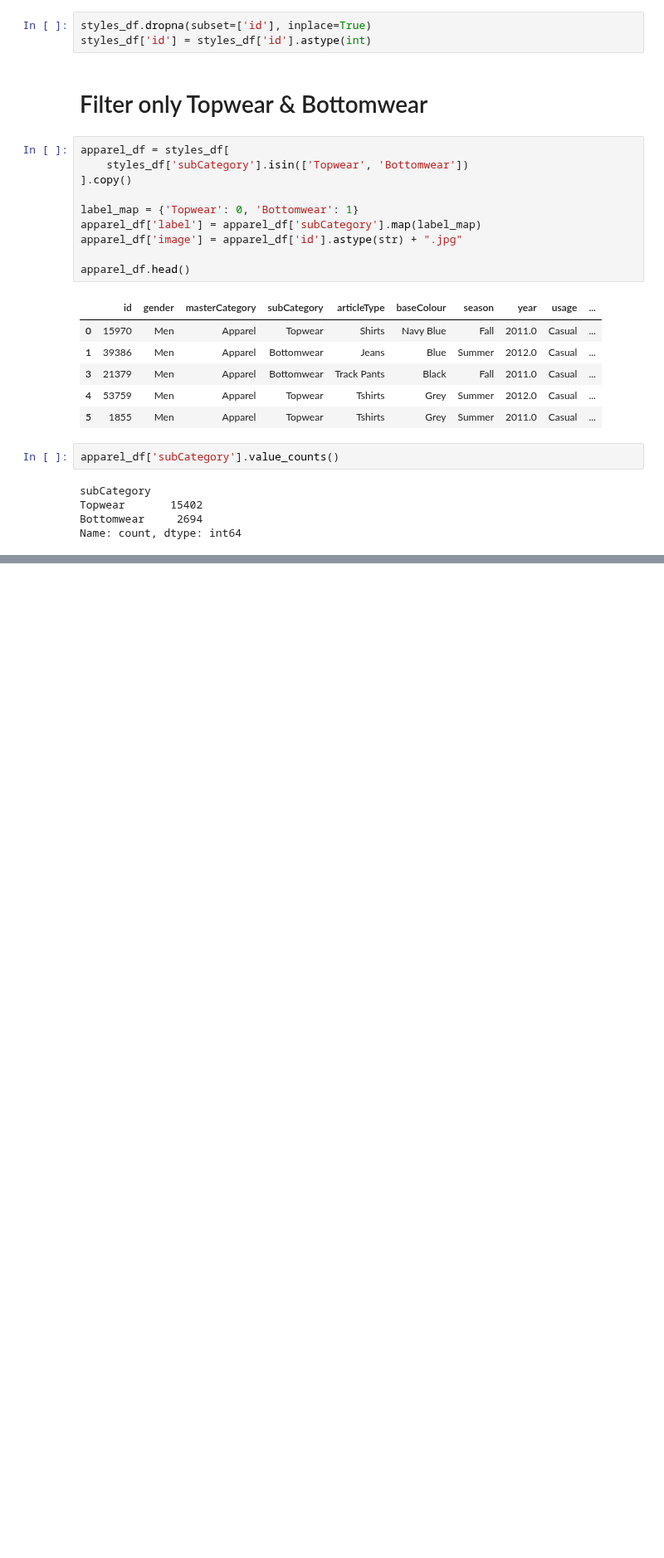
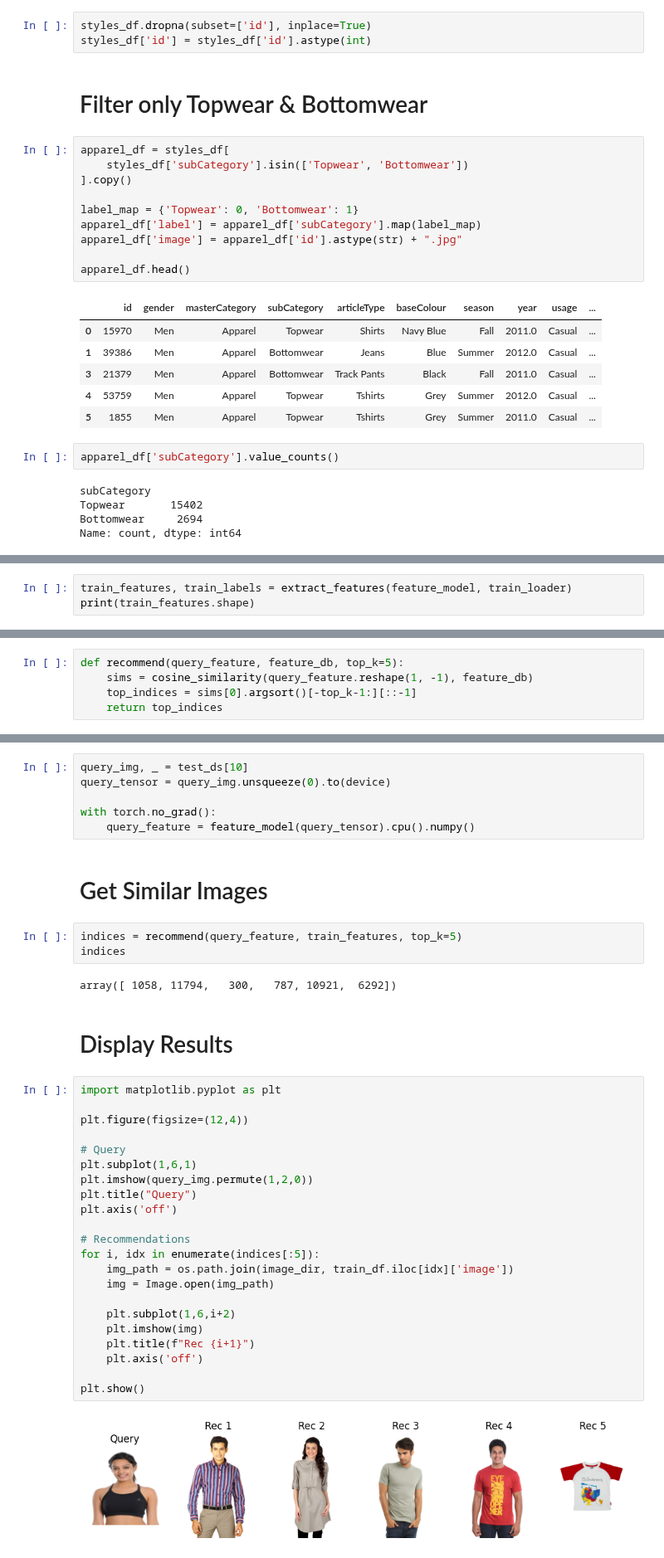
Before and after one commit to faseeh1279/cnn-product-recommendation-system, a Jupyter notebook: cnn-product-recommendation-system.ipynb, the cells around one changed output, grey strips where cells are left out. Shown at 83% size. Cells and saved outputs as stored; diff of their text form; blank space fills up the shorter version.

```diff
--- a/cnn-product-recommendation-system.ipynb
+++ b/cnn-product-recommendation-system.ipynb
@@ -728,0 +1022,3 @@ Name: count, dtype: int64
+# %%
+train_features, train_labels = extract_features(feature_model, train_loader)
+print(train_features.shape)
@@ -728,0 +1033,5 @@ Name: count, dtype: int64
+# %%
+def recommend(query_feature, feature_db, top_k=5):
+    sims = cosine_similarity(query_feature.reshape(1, -1), feature_db)
+    top_indices = sims[0].argsort()[-top_k-1:][::-1]
+    return top_indices
@@ -728,0 +1041,39 @@ Name: count, dtype: int64
+# %%
+query_img, _ = test_ds[10]
+query_tensor = query_img.unsqueeze(0).to(device)
+
+with torch.no_grad():
+    query_feature = feature_model(query_tensor).cpu().numpy()
+# %% [markdown]
+# Get Similar Images
+# %%
+indices = recommend(query_feature, train_features, top_k=5)
+indices
+# %% [output]
+array([ 1058, 11794,   300,   787, 10921,  6292])
+# %% [markdown]
+# Display Results
+# %%
+import matplotlib.pyplot as plt
+
+plt.figure(figsize=(12,4))
+
+# Query
+plt.subplot(1,6,1)
+plt.imshow(query_img.permute(1,2,0))
+plt.title("Query")
+plt.axis('off')
+
+# Recommendations
+for i, idx in enumerate(indices[:5]):
+    img_path = os.path.join(image_dir, train_df.iloc[idx]['image'])
+    img = Image.open(img_path)
+
+    plt.subplot(1,6,i+2)
+    plt.imshow(img)
+    plt.title(f"Rec {i+1}")
+    plt.axis('off')
+
+plt.show()
+# %% [output]
+[figure, added]
```
Also changed, not shown: parts of 35 cells of this notebook.
